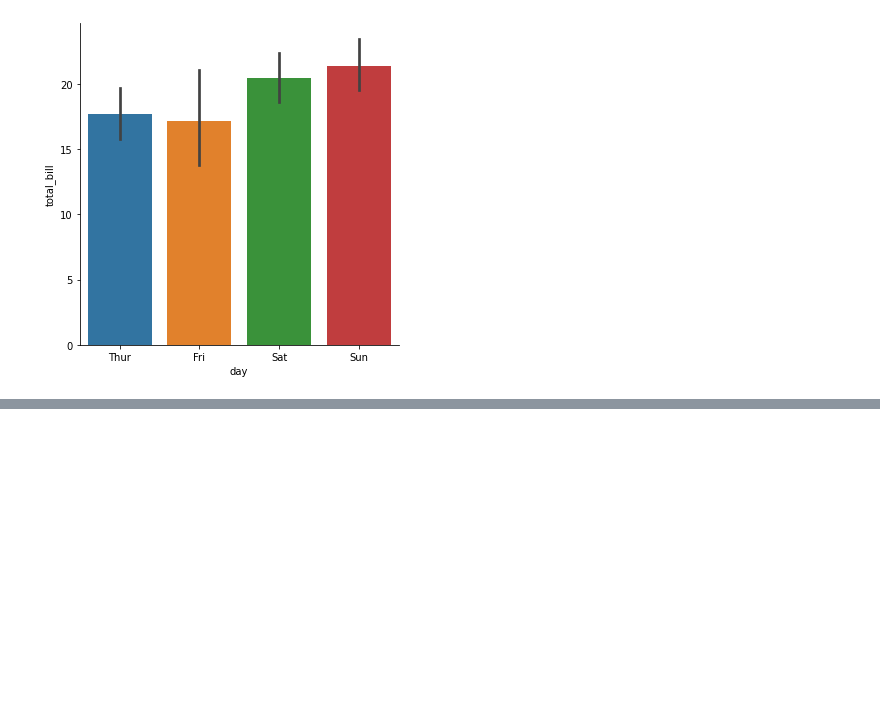
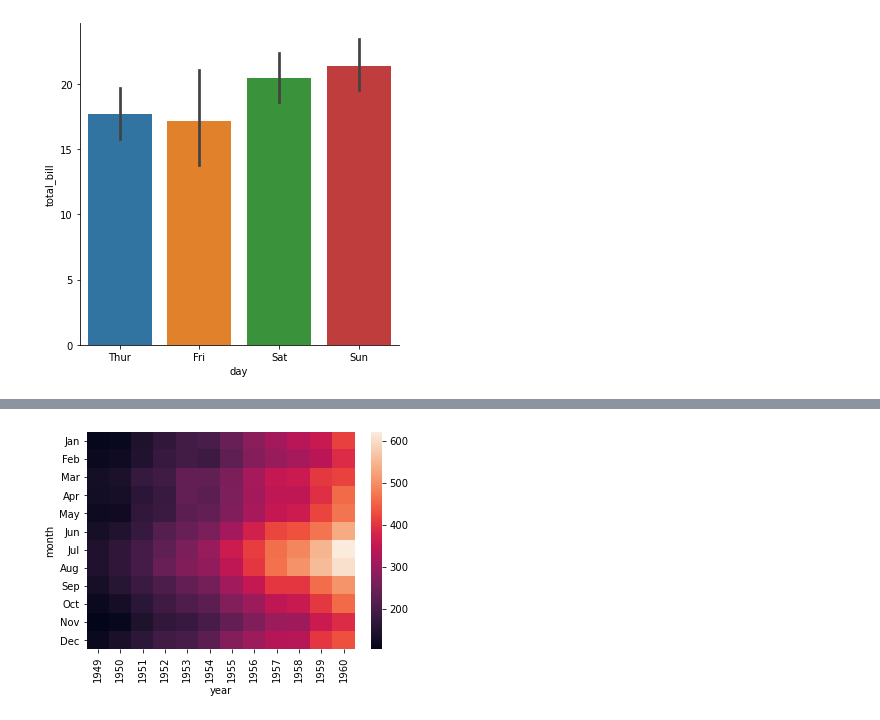
Before and after one commit to GKPSingh/M2D18, a Jupyter notebook: Learning SeaBorn.ipynb, the cells around one changed output, grey strips where cells are left out. Saved outputs shown, nothing was run; the diff lists cells and outputs as text; code cells hidden in the pictures; blank space fills up the shorter version.

```diff
--- a/Learning SeaBorn.ipynb
+++ b/Learning SeaBorn.ipynb
@@ -148,0 +160,3 @@ sns.factorplot(x = 'day', y= 'total_bill', data = tips, kind = 'bar');
+# %%
+flights = sns.load_dataset('flights')
+flights.head()
@@ -148,0 +206,3 @@ sns.factorplot(x = 'day', y= 'total_bill', data = tips, kind = 'bar');
+# %%
+fp = flights.pivot_table(index = 'month', columns = 'year', values = 'passengers')
+fp
@@ -148,0 +224,4 @@ sns.factorplot(x = 'day', y= 'total_bill', data = tips, kind = 'bar');
+# %%
+sns.heatmap(fp);
+# %% [output]
+[figure, added]
```
Also changed, not shown: parts of 14 cells of this notebook.
